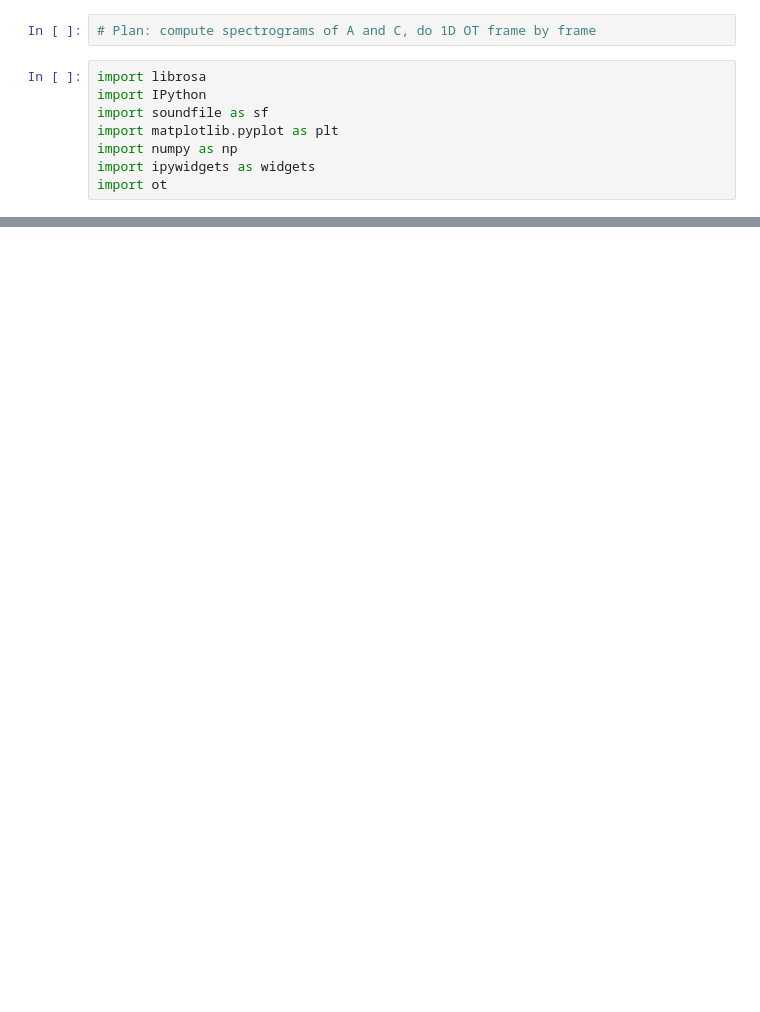
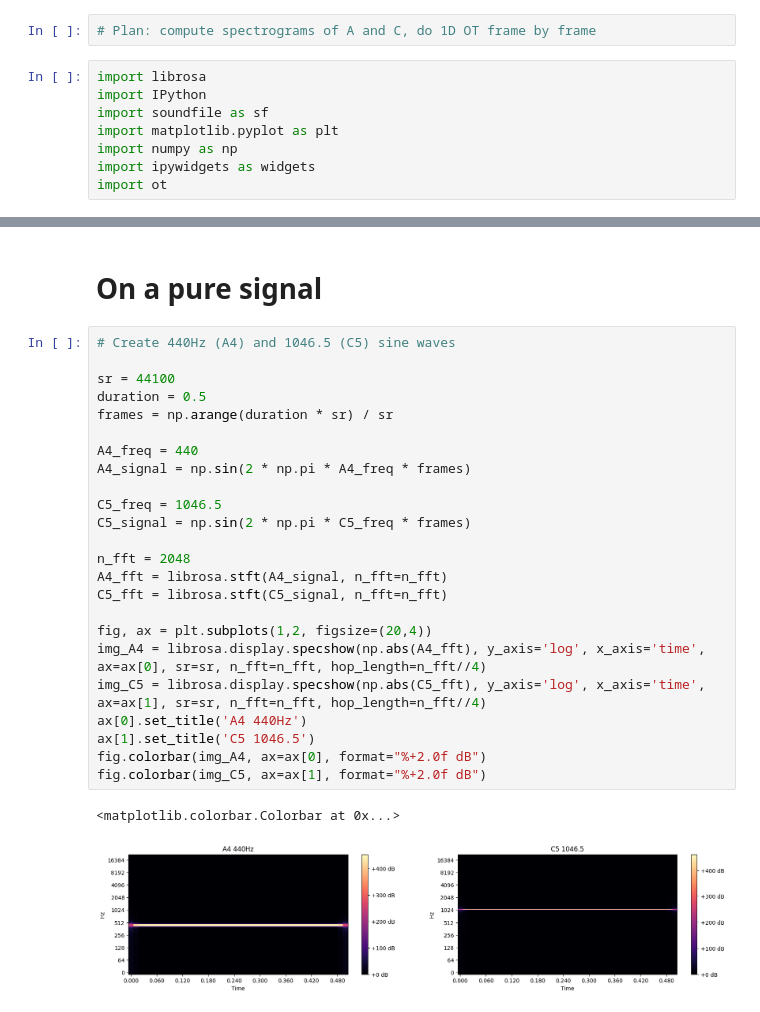
Before and after one commit to zaquastier/audio_1D_transport, a Jupyter notebook: audio_ot.ipynb, the cells around one changed output, grey strips where cells are left out. Cells and saved outputs as stored; diff of their text form; blank space fills up the shorter version.

```diff
--- a/audio_ot.ipynb
+++ b/audio_ot.ipynb
@@ -13,0 +56,29 @@ C_signal, _ = librosa.load('C.wav', sr=44100, duration=len(A_signal) / sr)
+# %% [markdown]
+# On a pure signal
+# %%
+# Create 440Hz (A4) and 1046.5 (C5) sine waves
+
+sr = 44100
+duration = 0.5
+frames = np.arange(duration * sr) / sr
+
+A4_freq = 440
+A4_signal = np.sin(2 * np.pi * A4_freq * frames)
+
+C5_freq = 1046.5
+C5_signal = np.sin(2 * np.pi * C5_freq * frames)
+
+n_fft = 2048
+A4_fft = librosa.stft(A4_signal, n_fft=n_fft)
+C5_fft = librosa.stft(C5_signal, n_fft=n_fft)
+
+fig, ax = plt.subplots(1,2, figsize=(20,4))
+img_A4 = librosa.display.specshow(np.abs(A4_fft), y_axis='log', x_axis='time', ax=ax[0], sr=sr, n_fft=n_fft, hop_length=n_fft//4)
+img_C5 = librosa.display.specshow(np.abs(C5_fft), y_axis='log', x_axis='time', ax=ax[1], sr=sr, n_fft=n_fft, hop_length=n_fft//4)
+ax[0].set_title('A4 440Hz')
+ax[1].set_title('C5 1046.5')
+fig.colorbar(img_A4, ax=ax[0], format="%+2.0f dB")
+fig.colorbar(img_C5, ax=ax[1], format="%+2.0f dB")
+# %% [output]
+<matplotlib.colorbar.Colorbar at 0x...>
+[figure, added]
```
Also changed, not shown: parts of 15 cells of this notebook.
